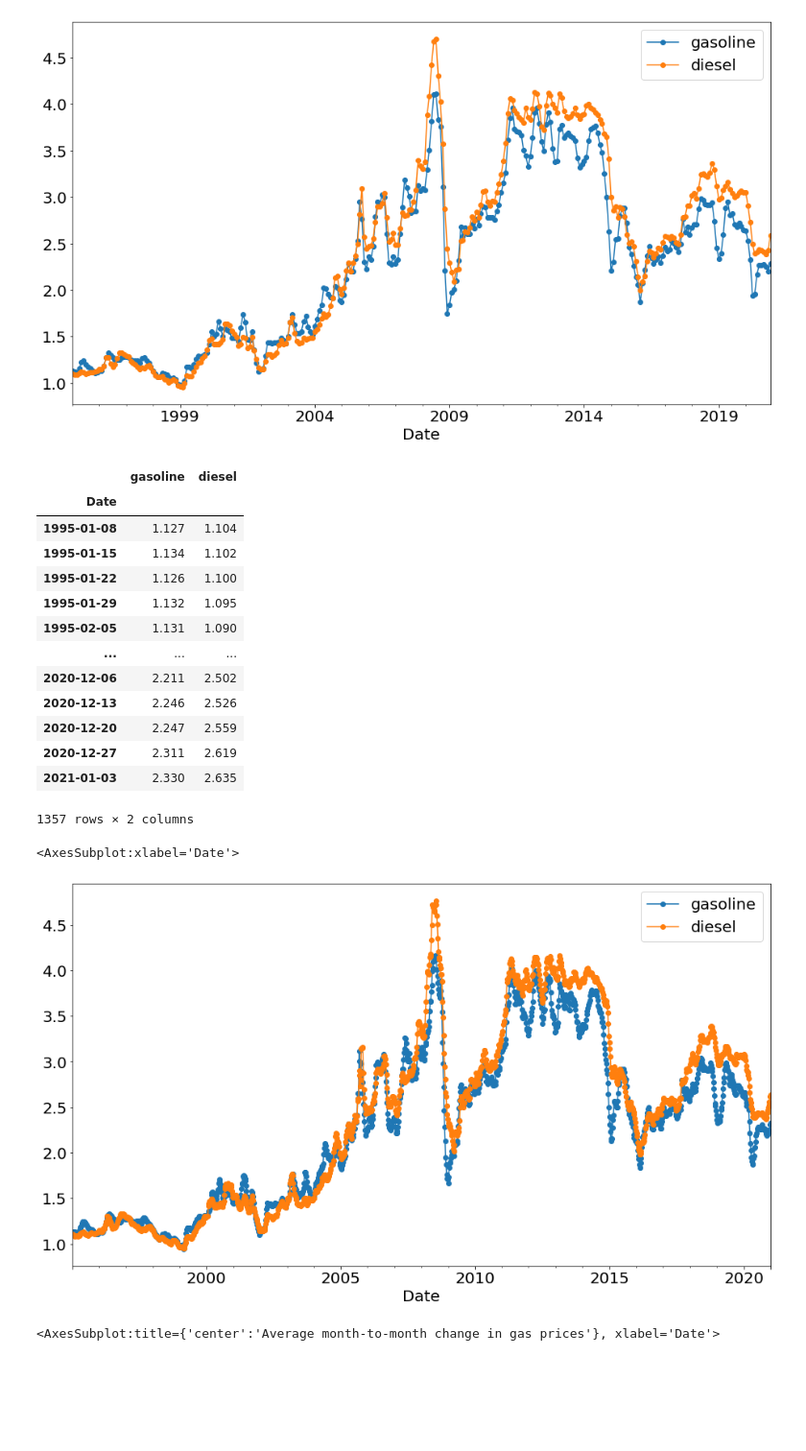
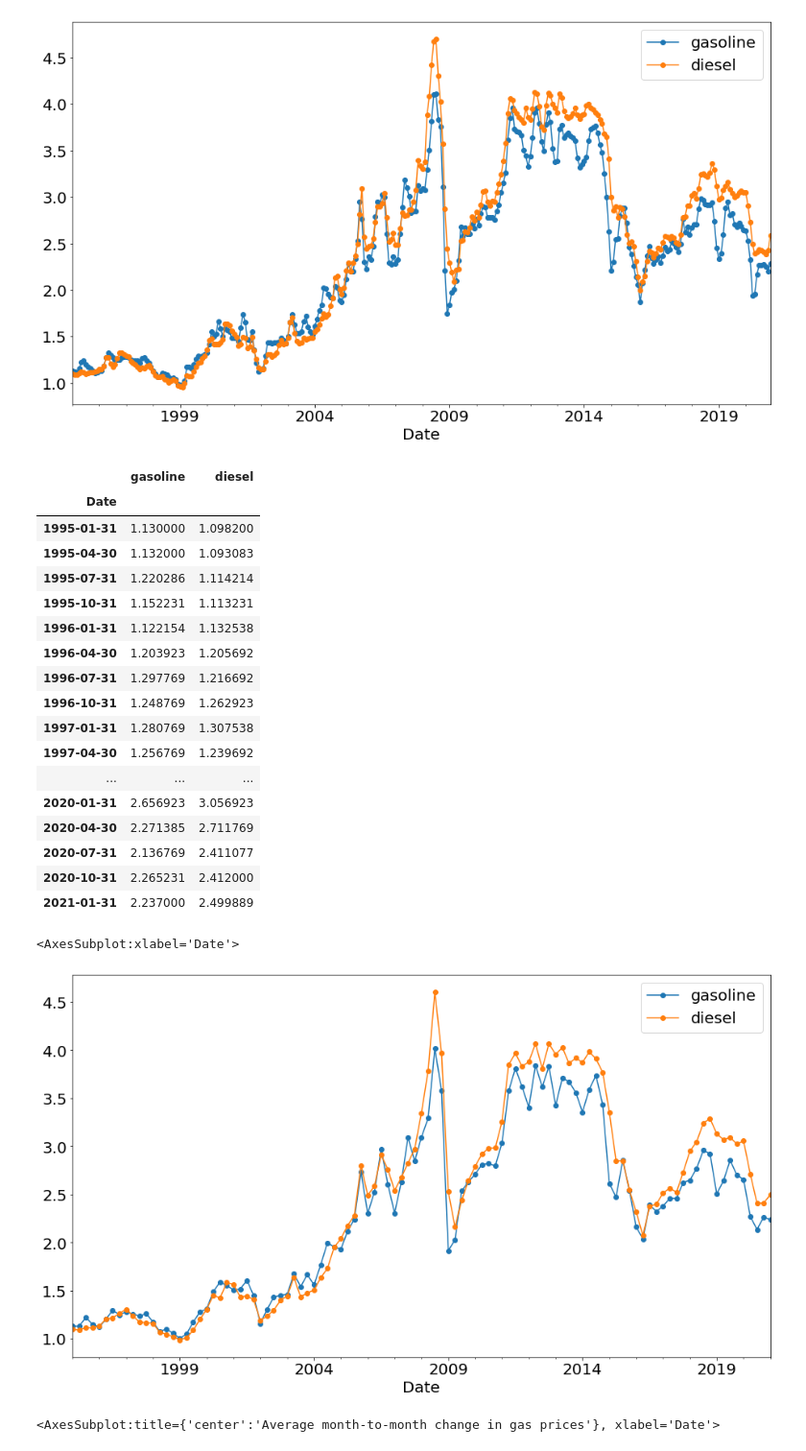
Before and after one commit to EribertoContreras/gas_prices_project, a Jupyter notebook: explore.ipynb, the cells around one changed output. Shown at 96% size. Drawn from its saved outputs; the diff is of its cells as text; code cells hidden in the pictures; blank space fills up the shorter version.

```diff
--- a/explore.ipynb
+++ b/explore.ipynb
@@ -147,27 +164,31 @@ df.resample('M').mean().plot(marker='o')
 <AxesSubplot:xlabel='Date'>
 [figure]
 # %%
-df.resample('W').mean()
+df.resample('3m').mean()
 # %% [output]
 |  | gasoline | diesel |
 | Date |  |  |
-| 1995-01-08 | 1.127 | 1.104 |
-| 1995-01-15 | 1.134 | 1.102 |
-| 1995-01-22 | 1.126 | 1.100 |
-| 1995-01-29 | 1.132 | 1.095 |
-| 1995-02-05 | 1.131 | 1.090 |
+| 1995-01-31 | 1.130000 | 1.098200 |
+| 1995-04-30 | 1.132000 | 1.093083 |
+| 1995-07-31 | 1.220286 | 1.114214 |
+| 1995-10-31 | 1.152231 | 1.113231 |
+| 1996-01-31 | 1.122154 | 1.132538 |
+| 1996-04-30 | 1.203923 | 1.205692 |
+| 1996-07-31 | 1.297769 | 1.216692 |
+| 1996-10-31 | 1.248769 | 1.262923 |
+| 1997-01-31 | 1.280769 | 1.307538 |
+| 1997-04-30 | 1.256769 | 1.239692 |
 | ... | ... | ... |
-| 2020-12-06 | 2.211 | 2.502 |
-| 2020-12-13 | 2.246 | 2.526 |
-| 2020-12-20 | 2.247 | 2.559 |
-| 2020-12-27 | 2.311 | 2.619 |
-| 2021-01-03 | 2.330 | 2.635 |
+| 2020-01-31 | 2.656923 | 3.056923 |
+| 2020-04-30 | 2.271385 | 2.711769 |
+| 2020-07-31 | 2.136769 | 2.411077 |
+| 2020-10-31 | 2.265231 | 2.412000 |
+| 2021-01-31 | 2.237000 | 2.499889 |
-1357 rows × 2 columns
 # %%
-df.resample('W').mean().plot(marker='o')
+df.resample('3m').mean().plot(marker='o')
 # %% [output]
 <AxesSubplot:xlabel='Date'>
-[figure, old version]
+[figure, new version]
 # %%
 df.resample('M').mean().diff().plot(title='Average month-to-month change in gas prices')
 # %% [output]
```
Also changed, not shown: parts of 37 cells of this notebook, 3 other files.
